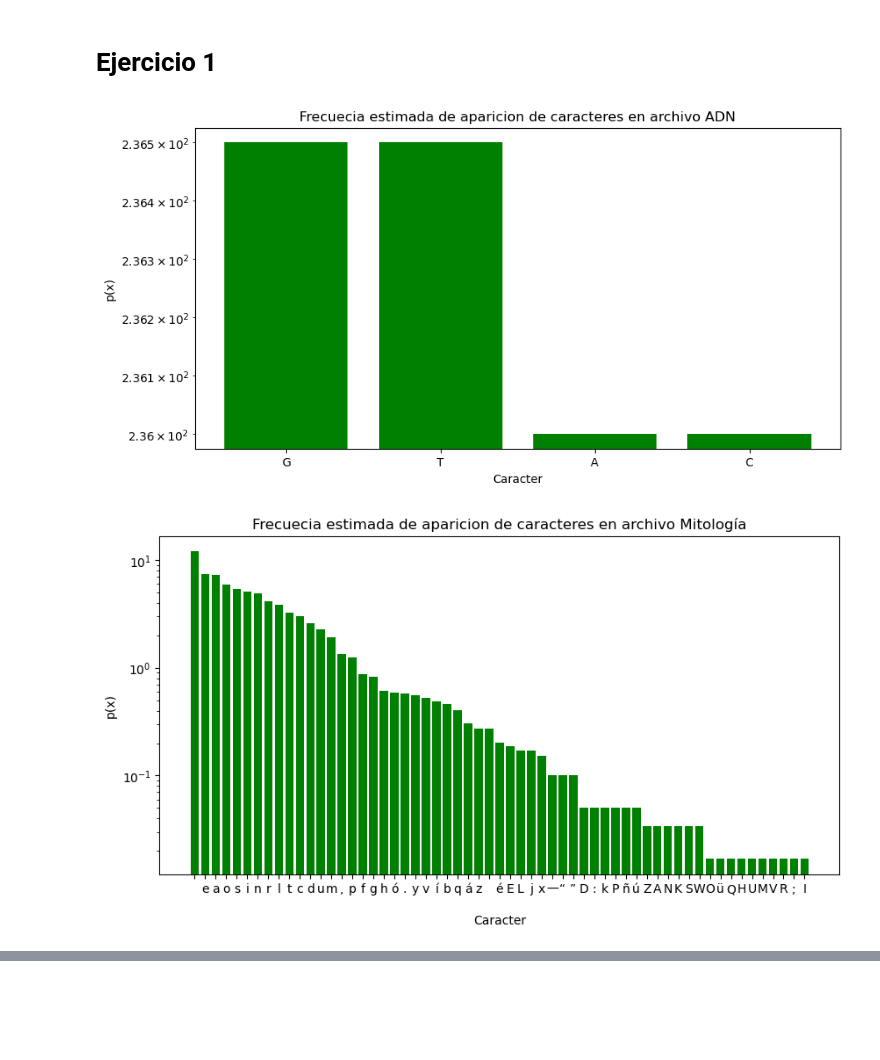
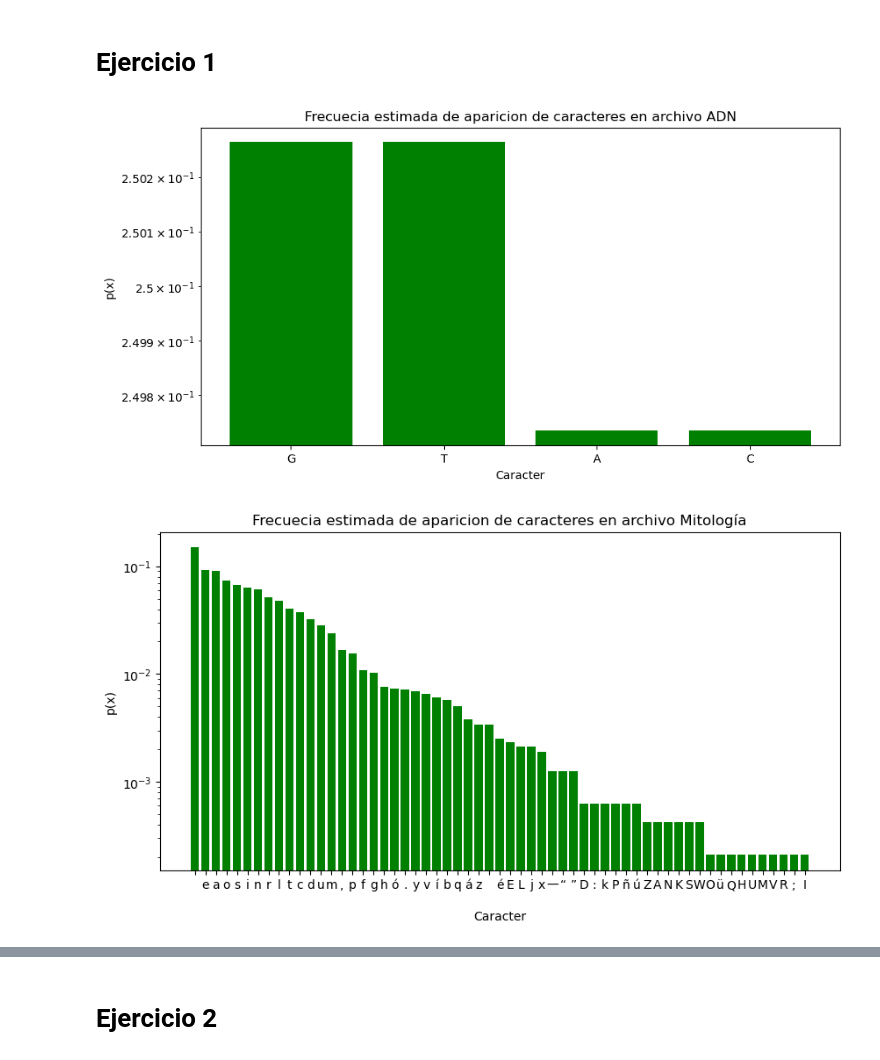
Before and after one commit to PilarOtero/TP2-IyE, a Jupyter notebook: tp2-IyE.ipynb, the cells around one changed output, grey strips where cells are left out. Saved outputs shown, nothing was run; the diff lists cells and outputs as text; code cells hidden in the pictures; blank space fills up the shorter version.

```diff
--- a/tp2-IyE.ipynb
+++ b/tp2-IyE.ipynb
@@ -18,7 +20,7 @@ def PMF(path):
 
     #Diccionario de probabilidades -> clase = palabra, valor = probabilidad de aparición
     probabilidades = {}
-    n = len(apariciones)
+    n = len(texto)
     for caracter,repeticiones in apariciones.items():
         #La probabilidad de aparición del caracter es la frecuencia relativa de aparición del mismo, es decir, la cantidad de apariciones sobre el total de elementos del texto
         probabilidades[caracter] = repeticiones / n
@@ -42,11 +44,13 @@ def graficos(probabilidades,archivo):
 # %%
 if __name__ == "__main__":
     archivos = ["textos/adn.txt","textos/mitología.txt","textos/tabla.txt"]
+    #Definicon de nombres para los graficos
     nombres = ["ADN","Mitología","Tabla periódica"]
+    probabilidades = [PMF(archivo) for archivo in archivos]
 
     for archivo in archivos:
-        probabilidades = PMF(archivo)
-        graficos(probabilidades,"archivo " + nombres[archivos.index(archivo)])
+        probabilidad = probabilidades[archivos.index(archivo)]
+        graficos(probabilidad,"archivo " + nombres[archivos.index(archivo)])
 # %% [output]
-[figure, old version]
+[figure, new version]
-[figure, old version]
+[figure, new version]
@@ -53,0 +58,2 @@ if __name__ == "__main__":
+# %% [markdown]
+# Ejercicio 2
```
Also changed, not shown: parts of 13 cells of this notebook, 1 other file.
